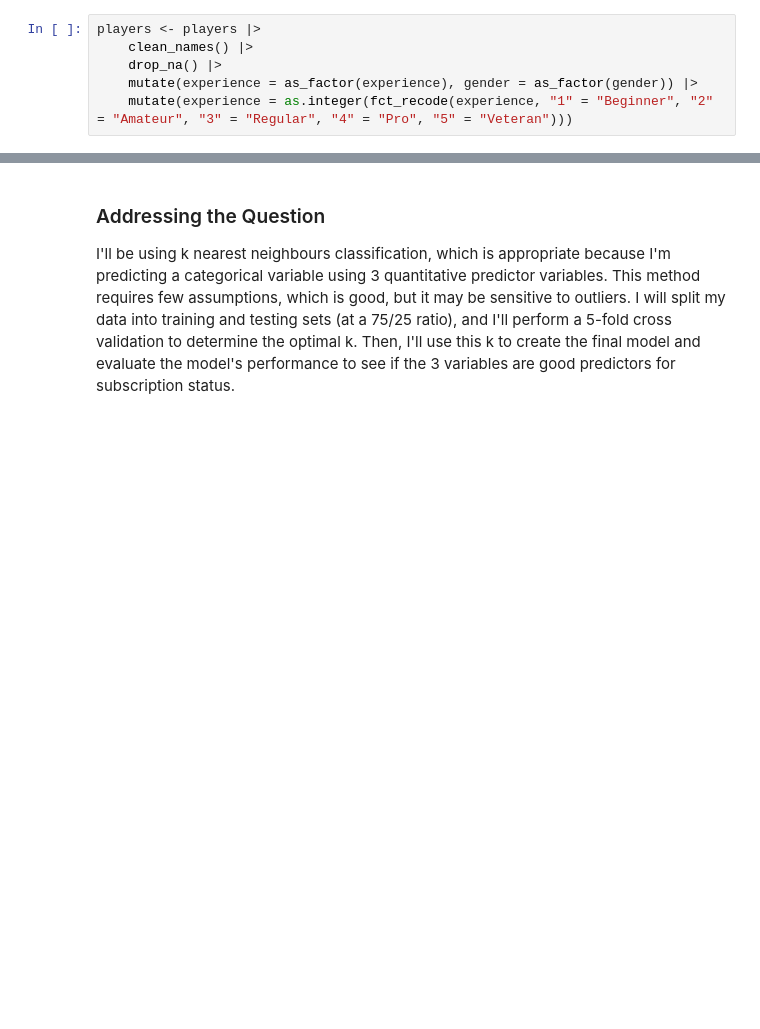
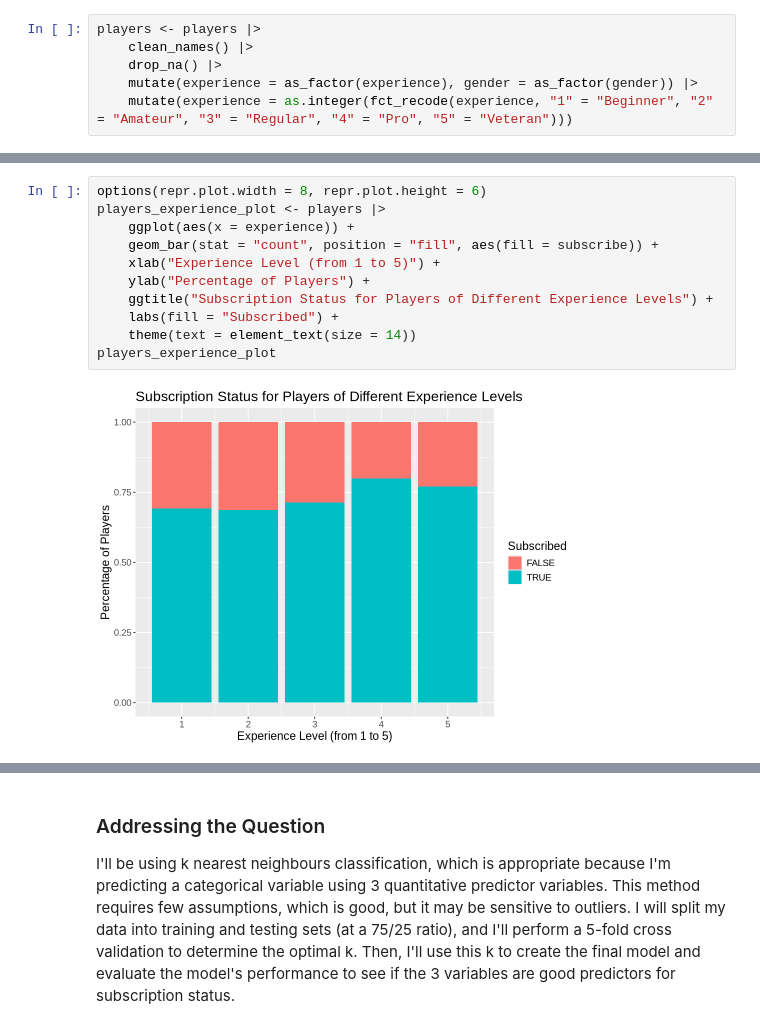
Before and after one commit to anthonyl8/video_game_server_usage, a Jupyter notebook: final_report.ipynb, the cells around one changed output, grey strips where cells are left out. Cells and saved outputs as stored; diff of their text form; blank space fills up the shorter version.

```diff
--- a/final_report.ipynb
+++ b/final_report.ipynb
@@ -42,0 +161,13 @@ players <- players |>
+# %%
+options(repr.plot.width = 8, repr.plot.height = 6)
+players_experience_plot <- players |>
+    ggplot(aes(x = experience)) +
+    geom_bar(stat = "count", position = "fill", aes(fill = subscribe)) +
+    xlab("Experience Level (from 1 to 5)") +
+    ylab("Percentage of Players") +
+    ggtitle("Subscription Status for Players of Different Experience Levels") +
+    labs(fill = "Subscribed") +
+    theme(text = element_text(size = 14))
+players_experience_plot
+# %% [output]
+[figure, added]
```
Also changed, not shown: parts of 17 cells of this notebook.
